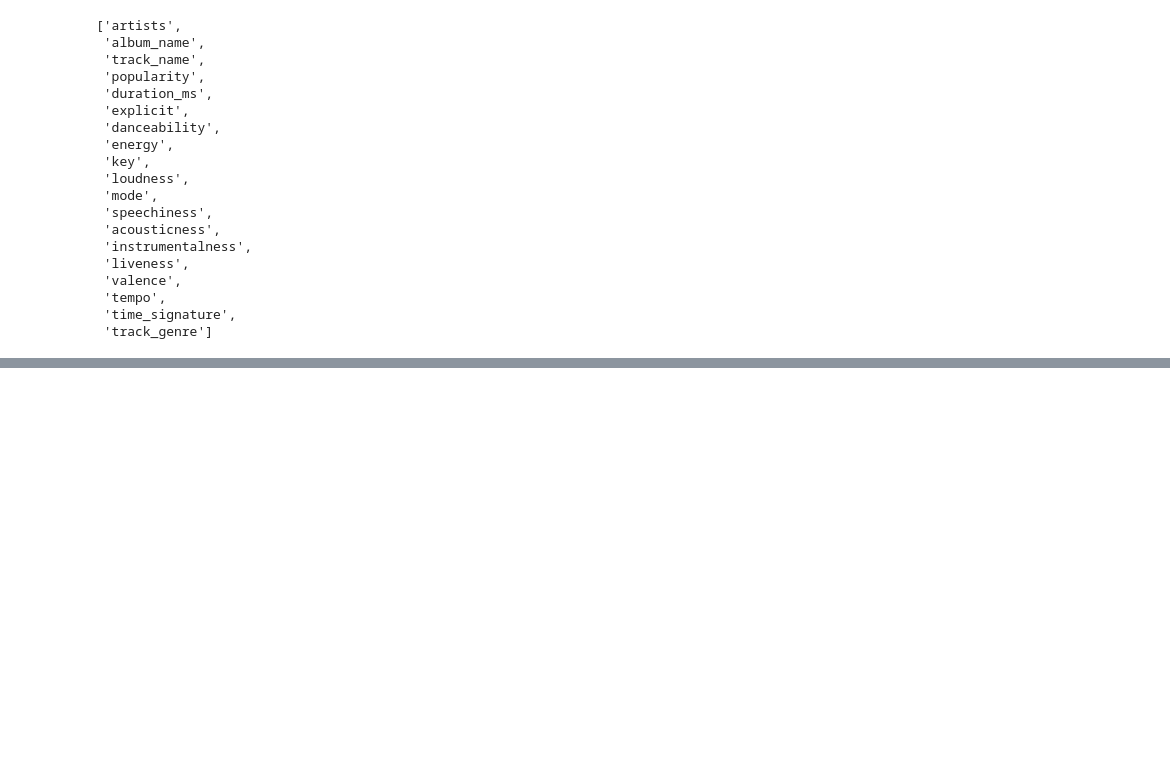
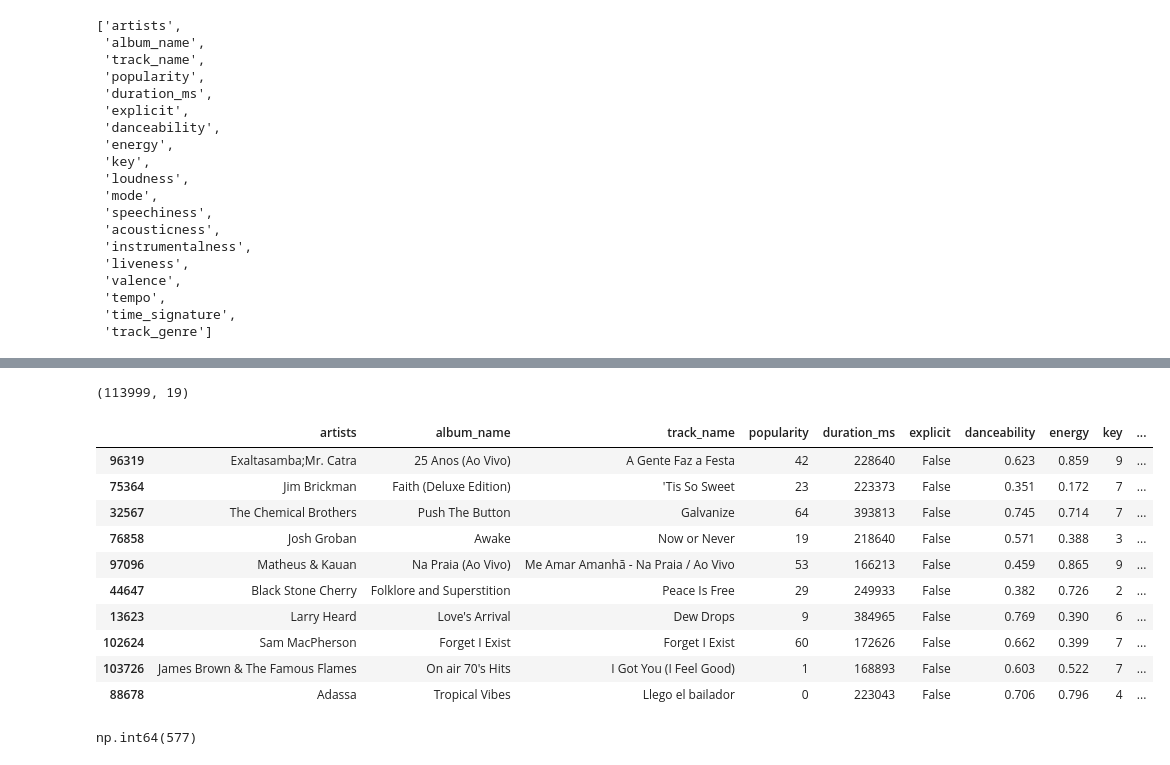
Before and after one commit to kamijoseph/Spotify-Song-Popularity, a Jupyter notebook: notebooks/main.ipynb, the cells around one changed output, grey strips where cells are left out. Drawn from its saved outputs; the diff is of its cells as text; code cells hidden in the pictures; blank space fills up the shorter version.

Commit message:
missing values and duplicates handlig

```diff
--- a/notebooks/main.ipynb
+++ b/notebooks/main.ipynb
@@ -82,0 +109,3 @@ features
+# %%
+# dropping the one row missing data
+data = data.dropna()
@@ -82,0 +135,23 @@ features
+# %%
+data.shape
+# %% [output]
+(113999, 19)
+# %%
+data.sample(10)
+# %% [output]
+|  | artists | album_name | track_name | popularity | duration_ms | explicit | danceability | energy | key | ... |
+| 96319 | Exaltasamba;Mr. Catra | 25 Anos (Ao Vivo) | A Gente Faz a Festa | 42 | 228640 | False | 0.623 | 0.859 | 9 | ... |
+| 75364 | Jim Brickman | Faith (Deluxe Edition) | 'Tis So Sweet | 23 | 223373 | False | 0.351 | 0.172 | 7 | ... |
+| 32567 | The Chemical Brothers | Push The Button | Galvanize | 64 | 393813 | False | 0.745 | 0.714 | 7 | ... |
+| 76858 | Josh Groban | Awake | Now or Never | 19 | 218640 | False | 0.571 | 0.388 | 3 | ... |
+| 97096 | Matheus & Kauan | Na Praia (Ao Vivo) | Me Amar Amanhã - Na Praia / Ao Vivo | 53 | 166213 | False | 0.459 | 0.865 | 9 | ... |
+| 44647 | Black Stone Cherry | Folklore and Superstition | Peace Is Free | 29 | 249933 | False | 0.382 | 0.726 | 2 | ... |
+| 13623 | Larry Heard | Love's Arrival | Dew Drops | 9 | 384965 | False | 0.769 | 0.390 | 6 | ... |
+| 102624 | Sam MacPherson | Forget I Exist | Forget I Exist | 60 | 172626 | False | 0.662 | 0.399 | 7 | ... |
+| 103726 | James Brown & The Famous Flames | On air 70's Hits | I Got You (I Feel Good) | 1 | 168893 | False | 0.603 | 0.522 | 7 | ... |
+| 88678 | Adassa | Tropical Vibes | Llego el bailador | 0 | 223043 | False | 0.706 | 0.796 | 4 | ... |
+# %%
+# checking for duplicates
+data.duplicated().sum()
+# %% [output]
+np.int64(577)
```
Also changed, not shown: parts of 10 cells of this notebook.
